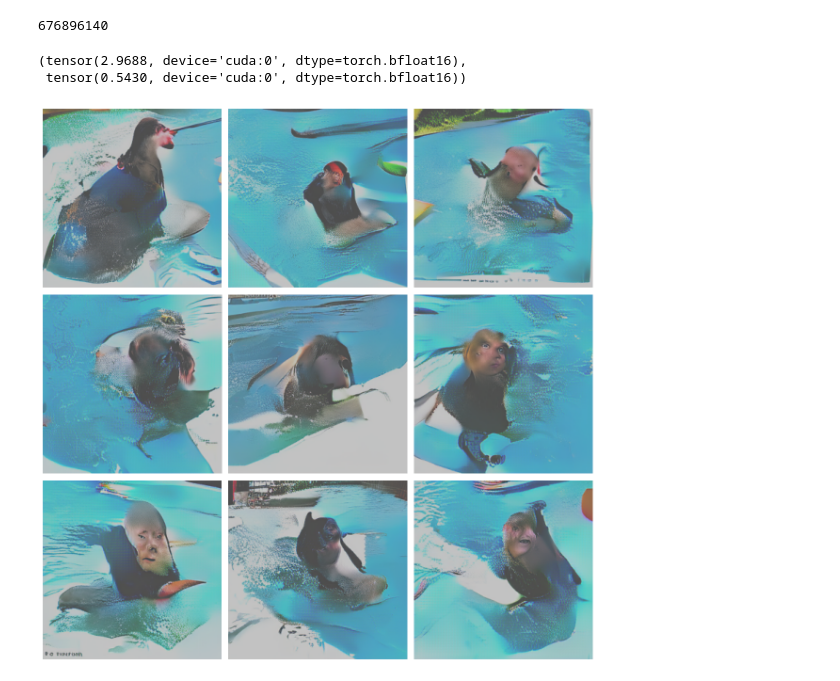
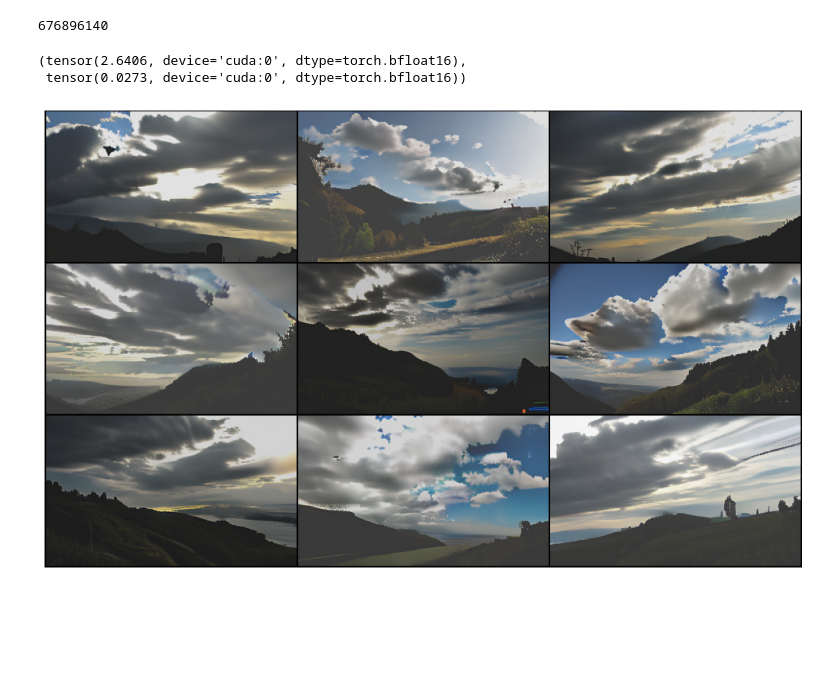
Before and after one commit to SwayStar123/reimei, a Jupyter notebook: test_model.ipynb, the cells around one changed output. Cells and saved outputs as stored; diff of their text form; code cells hidden in the pictures; blank space fills up the shorter version.

Commit message:
update test model notebook

```diff
--- a/test_model.ipynb
+++ b/test_model.ipynb
@@ -66,6 +24,30 @@ DTYPE = torch.bfloat16
+# %%
+embed_dim = 3072
+patch_size = (1,1)
+
+params = ReiMeiParameters(
+    use_mmdit=True,
+    use_ec=True,
+    use_moe=None,
+    shared_mod=True,
+    shared_attn_projs=True,
+    channels=AE_CHANNELS,
+    patch_size=patch_size,
+    embed_dim=embed_dim,
+    num_layers=24,
+    num_heads=(embed_dim // 128),
+    siglip_dim=SIGLIP_EMBED_DIM,
+    num_experts=4,
+    capacity_factor=2.0,
+    shared_experts=1,
+    dropout=0.1,
+    token_mixer_layers=1,
+    image_text_expert_ratio=2,
+)
+DTYPE = torch.bfloat16
 # %%
 model = ReiMei(params)
-model.load_state_dict(torch.load("models/reimei_model_and_optimizer_4_f32.pt")['model_state_dict'])
+model.load_state_dict(torch.load("models/reimei_full_50k.pt")['model_state_dict'])
 # %% [output]
 <All keys matched successfully>
 # %%
@@ -85,3 +63,7 @@ prompts = [
+# %%
+prompts = [
+    "beautiful landscape with rolling hills and a cloudy bright blue sky"
+] * 9
 # %%
 t = time.time()
 
@@ -125,7 +107,7 @@ print(sum(p.numel() for p in vae.parameters()))
 # %%
 model = model.eval().to(device, dtype=DTYPE)
 # %%
-noise = torch.randn(9, 128, 4, 4).to(device).to(DTYPE)
+noise = torch.randn(9, 128, 3, 5).to(device).to(DTYPE)
 with torch.inference_mode():
     with autocast("cuda", dtype=DTYPE):
         # pred = model(noise, torch.ones((1,), device="cuda"), siglip_embeddings, siglip_vec, None)
@@ -136,8 +118,8 @@ with torch.inference_mode():
 # %%
 torch.std_mean(pred)
 # %% [output]
-(tensor(2.9688, device='cuda:0', dtype=torch.bfloat16),
- tensor(0.5430, device='cuda:0', dtype=torch.bfloat16))
+(tensor(2.6406, device='cuda:0', dtype=torch.bfloat16),
+ tensor(0.0273, device='cuda:0', dtype=torch.bfloat16))
 # %%
 vae = vae.to(device)
 # %%
@@ -154,26 +136,13 @@ with autocast("cuda", dtype=DTYPE):
     pred = 2 * pred - 1
 # %%
 vae = vae.to("cpu")
-# %%
-with torch.inference_mode():
-    pred_cpu = pred.cpu().to(torch.float32)
-    pred_np = pred_cpu.permute(0, 2, 3, 1).numpy()
-    pred_np = (pred_np + 1) / 2
-    pred_np = (pred_np * 255).astype(np.uint8)  # Convert to uint8
-
-    # Create figure for predictions
-    fig_pred, axes_pred = plt.subplots(3, 3, figsize=(12, 12))  # 3 rows, 3 columns
-
-    # Plot predictions
-    for i, ax in enumerate(axes_pred.flatten()):
-        if i < pred_np.shape[0]:
-            ax.imshow(pred_np[i])
-            # ax.set_title(prompts[i])  # Add this line to set the title
-            ax.axis('off')
-        else:
-            ax.axis('off')
-
-    plt.tight_layout()
-    plt.show()
-# %% [output]
-[figure, removed]
+# %%
+grid = torchvision.utils.make_grid(pred, nrow=3, normalize=True, scale_each=True).to(torch.float16)
+img = ToPILImage()(grid)
+
+plt.figure(figsize=(15, 15))
+plt.imshow(img)
+plt.axis('off')
+plt.show()
+# %% [output]
+[figure, added]
```
Also changed, not shown: parts of 7 cells of this notebook.
